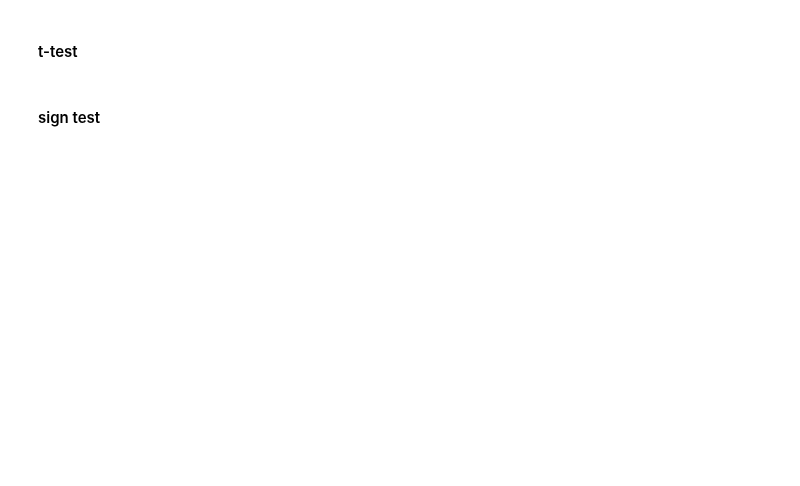
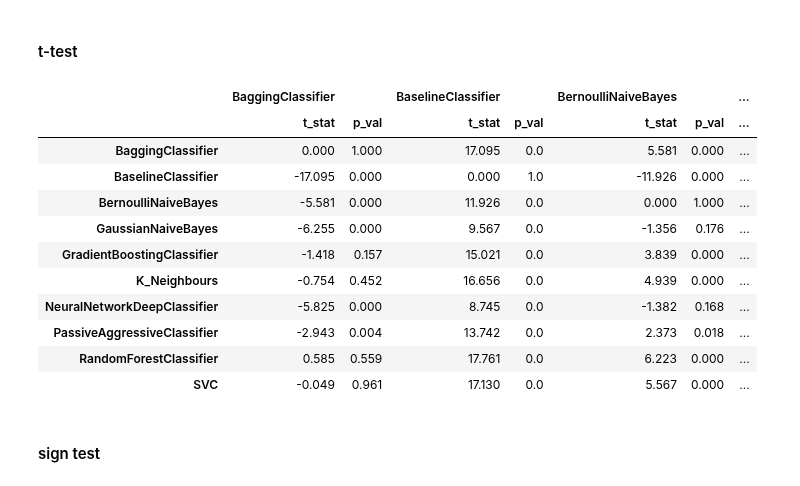
Before and after one commit to sktime/mlaut, a Jupyter notebook: AnalyzeResults.ipynb, the cells around one changed output. Drawn from its saved outputs; the diff is of its cells as text; code cells hidden in the pictures; blank space fills up the shorter version.

```diff
--- a/AnalyzeResults.ipynb
+++ b/AnalyzeResults.ipynb
@@ -63,7 +123,20 @@ cohens_d
 #### t-test
 # %%
 t_test, t_test_df = analyze.t_test(errors_per_estimator)
-t_test_df
+t_test_df.round(3)
+# %% [output]
+|  | BaggingClassifier |  | BaselineClassifier |  | BernoulliNaiveBayes |  | ... |
+|  | t_stat | p_val | t_stat | p_val | t_stat | p_val | ... |
+| BaggingClassifier | 0.000 | 1.000 | 17.095 | 0.0 | 5.581 | 0.000 | ... |
+| BaselineClassifier | -17.095 | 0.000 | 0.000 | 1.0 | -11.926 | 0.000 | ... |
+| BernoulliNaiveBayes | -5.581 | 0.000 | 11.926 | 0.0 | 0.000 | 1.000 | ... |
+| GaussianNaiveBayes | -6.255 | 0.000 | 9.567 | 0.0 | -1.356 | 0.176 | ... |
+| GradientBoostingClassifier | -1.418 | 0.157 | 15.021 | 0.0 | 3.839 | 0.000 | ... |
+| K_Neighbours | -0.754 | 0.452 | 16.656 | 0.0 | 4.939 | 0.000 | ... |
+| NeuralNetworkDeepClassifier | -5.825 | 0.000 | 8.745 | 0.0 | -1.382 | 0.168 | ... |
+| PassiveAggressiveClassifier | -2.943 | 0.004 | 13.742 | 0.0 | 2.373 | 0.018 | ... |
+| RandomForestClassifier | 0.585 | 0.559 | 17.761 | 0.0 | 6.223 | 0.000 | ... |
+| SVC | -0.049 | 0.961 | 17.130 | 0.0 | 5.567 | 0.000 | ... |
 # %% [markdown]
 #### sign test
 # %%
```
Also changed, not shown: parts of 14 cells of this notebook, 4 other files.
